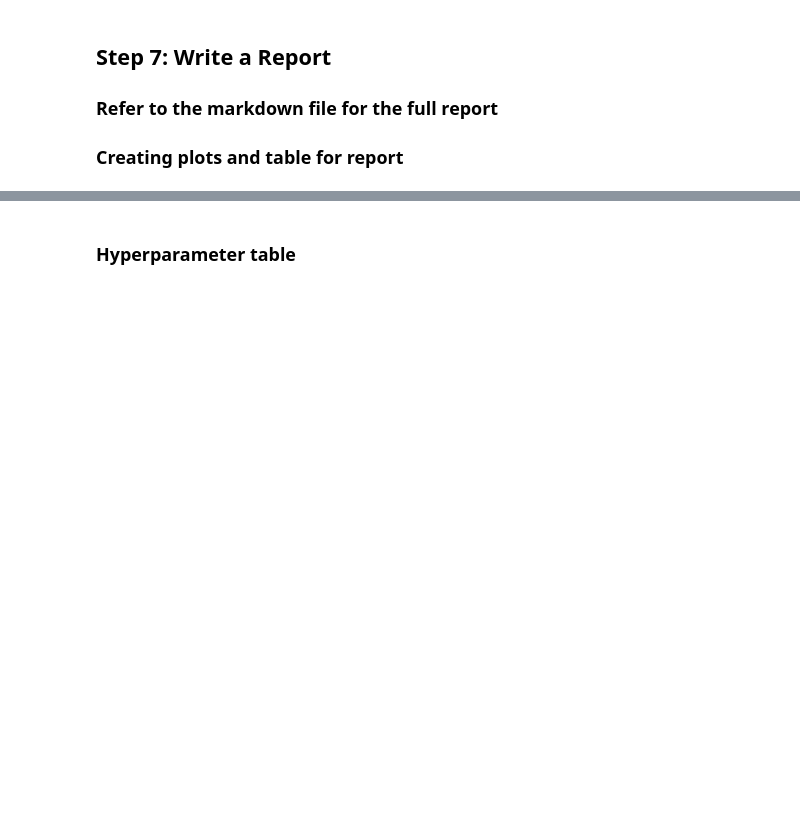
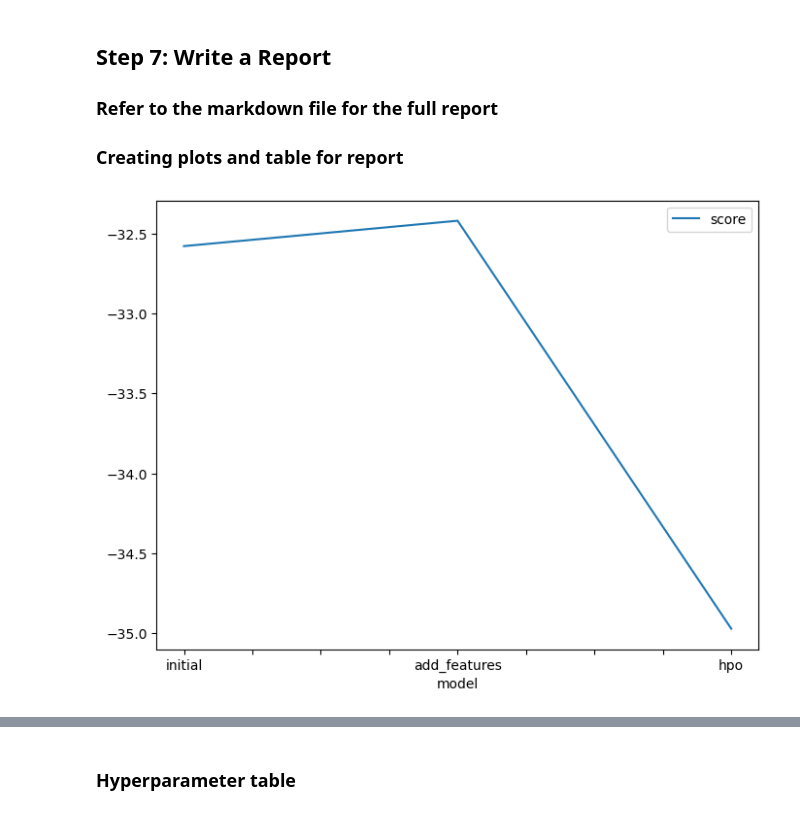
Before and after one commit to jatinbajaj777/BikeSharing, a Jupyter notebook: project/project-template.ipynb, the cells around one changed output, grey strips where cells are left out. Cells and saved outputs as stored; diff of their text form; code cells hidden in the pictures; blank space fills up the shorter version.

```diff
--- a/project/project-template.ipynb
+++ b/project/project-template.ipynb
@@ -596,13 +616,15 @@ submission_new_hpo.csv       2024-01-25 08:11:55  new features with hyperparamet
 # %%
 # Taking the top model score from each training run and creating a line plot to show improvement
 # You can create these in the notebook and save them to PNG or use some other tool (e.g. google sheets, excel)
 fig = pd.DataFrame(
     {
         "model": ["initial", "add_features", "hpo"],
-        "score": [?, ?, -32.419317]
+        "score": [-32.578146,-32.419317 , -34.970947 ]
     }
 ).plot(x="model", y="score", figsize=(8, 6)).get_figure()
 fig.savefig('model_train_score.png')
+# %% [output]
+[figure, added]
 # %%
 # Take the 3 kaggle scores and creating a line plot to show improvement
 fig = pd.DataFrame(
```
Also changed, not shown: parts of 10 cells of this notebook, 1 other file.
